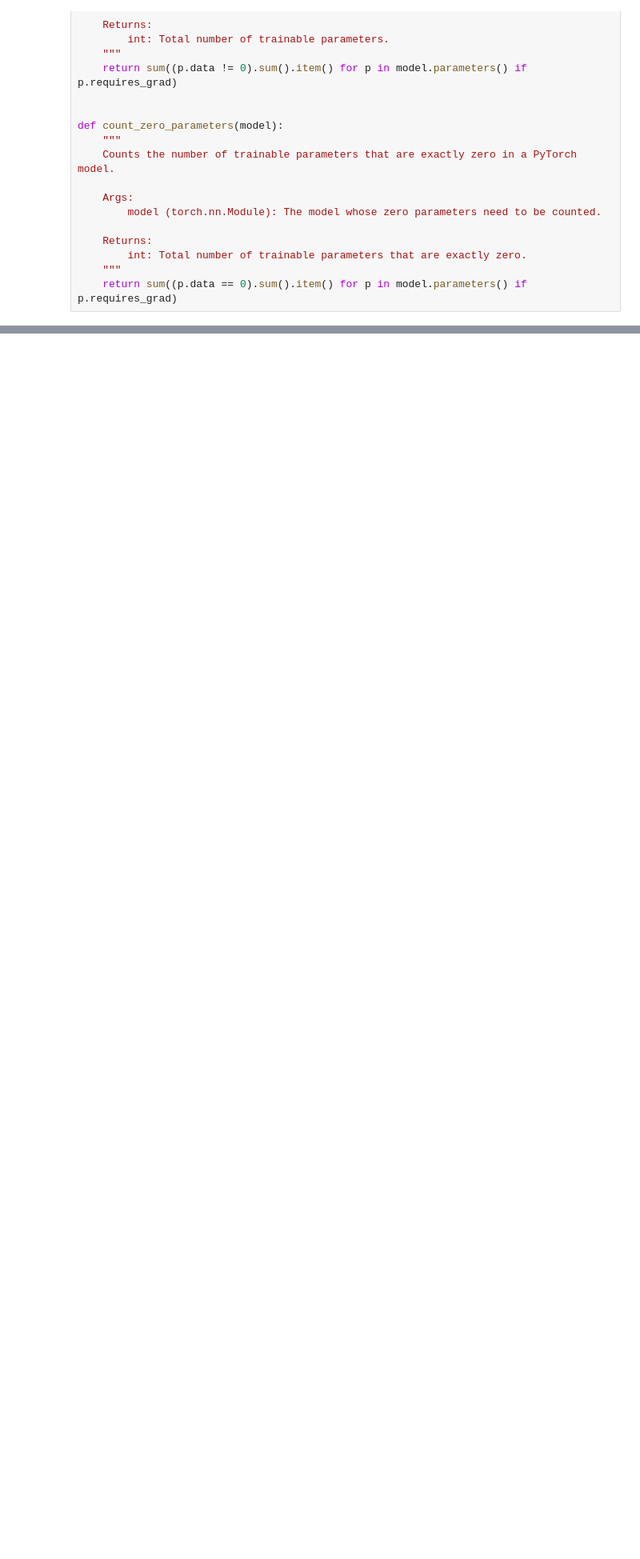
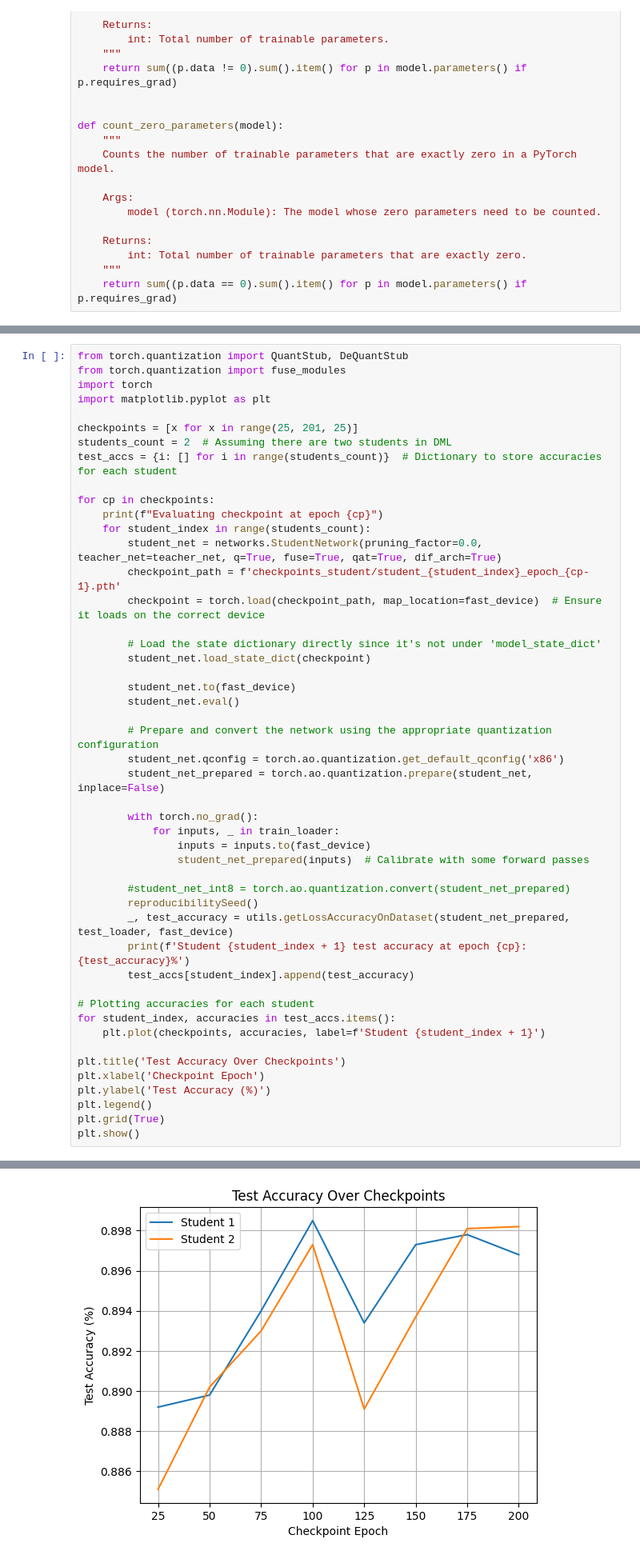
Before and after one commit to jiangqiw/DSC180B_Q2_Project, a Jupyter notebook: distill_teacher.ipynb, the cells around one changed output, grey strips where cells are left out. Shown at 80% size. Saved outputs shown, nothing was run; the diff lists cells and outputs as text; blank space fills up the shorter version.

```diff
--- a/distill_teacher.ipynb
+++ b/distill_teacher.ipynb
@@ -541,0 +617,49 @@ plt.plot(info['train_loss'])
+# %%
+from torch.quantization import QuantStub, DeQuantStub
+from torch.quantization import fuse_modules
+import torch
+import matplotlib.pyplot as plt
+
+checkpoints = [x for x in range(25, 201, 25)]
+students_count = 2  # Assuming there are two students in DML
+test_accs = {i: [] for i in range(students_count)}  # Dictionary to store accuracies for each student
+
+for cp in checkpoints:
+    print(f"Evaluating checkpoint at epoch {cp}")
+    for student_index in range(students_count):
+        student_net = networks.StudentNetwork(pruning_factor=0.0, teacher_net=teacher_net, q=True, fuse=True, qat=True, dif_arch=True)
+        checkpoint_path = f'checkpoints_student/student_{student_index}_epoch_{cp-1}.pth'
+        checkpoint = torch.load(checkpoint_path, map_location=fast_device)  # Ensure it loads on the correct device
+
+        # Load the state dictionary directly since it's not under 'model_state_dict'
+        student_net.load_state_dict(checkpoint)
+
+        student_net.to(fast_device)
+        student_net.eval()
+
+        # Prepare and convert the network using the appropriate quantization configuration
+        student_net.qconfig = torch.ao.quantization.get_default_qconfig('x86')
+        student_net_prepared = torch.ao.quantization.prepare(student_net, inplace=False)
+
+        with torch.no_grad():
+            for inputs, _ in train_loader:
+                inputs = inputs.to(fast_device)
+                student_net_prepared(inputs)  # Calibrate with some forward passes
+
+        #student_net_int8 = torch.ao.quantization.convert(student_net_prepared)
+        reproducibilitySeed()
+        _, test_accuracy = utils.getLossAccuracyOnDataset(student_net_prepared, test_loader, fast_device)
+        print(f'Student {student_index + 1} test accuracy at epoch {cp}: {test_accuracy}%')
+        test_accs[student_index].append(test_accuracy)
+
+# Plotting accuracies for each student
+for student_index, accuracies in test_accs.items():
+    plt.plot(checkpoints, accuracies, label=f'Student {student_index + 1}')
+
+plt.title('Test Accuracy Over Checkpoints')
+plt.xlabel('Checkpoint Epoch')
+plt.ylabel('Test Accuracy (%)')
+plt.legend()
+plt.grid(True)
+plt.show()
+# %% [output]
@@ -541,0 +697 @@ plt.plot(info['train_loss'])
+[figure, added]
```
Also changed, not shown: parts of 29 cells of this notebook, 3 other files.
